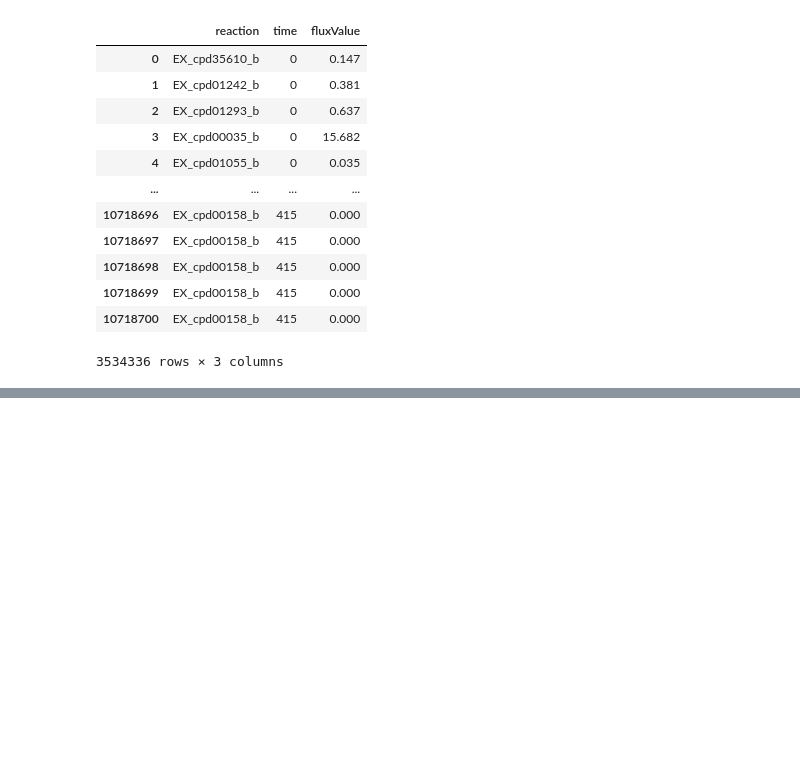
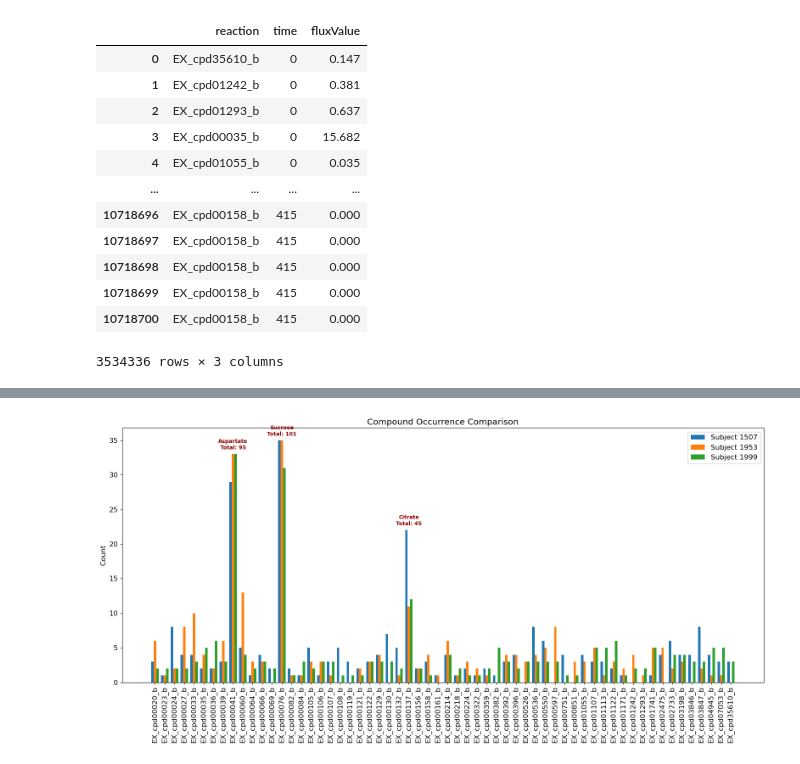
Before and after one commit to haydengallo/glv_dfba, a Jupyter notebook: flux_sampling_simulations_plotting.ipynb, the cells around one changed output, grey strips where cells are left out. Saved outputs shown, nothing was run; the diff lists cells and outputs as text; code cells hidden in the pictures; blank space fills up the shorter version.

```diff
--- a/flux_sampling_simulations_plotting.ipynb
+++ b/flux_sampling_simulations_plotting.ipynb
@@ -292,0 +893,43 @@ IndexError: index 60 is out of bounds for axis 0 with size 60
+# %%
+plt.rcParams.update({'lines.linewidth': 4})
+plt.rcParams.update({'font.size': 12})
+
+
+# Step 3: Compute total occurrences per cpd
+total_counts = [counts1[i] + counts2[i] + counts3[i] for i in range(len(all_cpds))]
+
+# Step 4: Find indices of top 3 compounds by total count
+top3_indices = sorted(range(len(total_counts)), key=lambda i: total_counts[i], reverse=True)[:3]
+
+# Step 5: Plot
+x = np.arange(len(all_cpds))
+width = 0.25
+
+fig, ax = plt.subplots(figsize=(16, 8))
+ax.bar(x - width, counts1, width, label='Subject 1507')
+ax.bar(x, counts2, width, label='Subject 1953')
+ax.bar(x + width, counts3, width, label='Subject 1999')
+
+# Labels and formatting
+ax.set_ylabel('Count')
+ax.set_title('Compound Occurrence Comparison')
+ax.set_xticks(x)
+ax.set_xticklabels(all_cpds, rotation=90)
+ax.legend()
+
+readable_cpd_name = ['Sucrose', 'Aspartate', 'Citrate']
+
+# Step 6: Annotate top 3 compounds with total count
+count = 0
+for i in top3_indices:
+    total = total_counts[i]
+    xpos = x[i]
+    name = readable_cpd_name[count]
+    count +=1
+    ymax = max(counts1[i], counts2[i], counts3[i])
+    ax.text(xpos, ymax + .5, f'{name}\nTotal: {total}', ha='center', va='bottom', fontsize=9, fontweight='bold', color='darkred')
+
+plt.tight_layout()
+plt.show()
+# %% [output]
+[figure, added]
```
Also changed, not shown: parts of 22 cells of this notebook, 4 other files.
